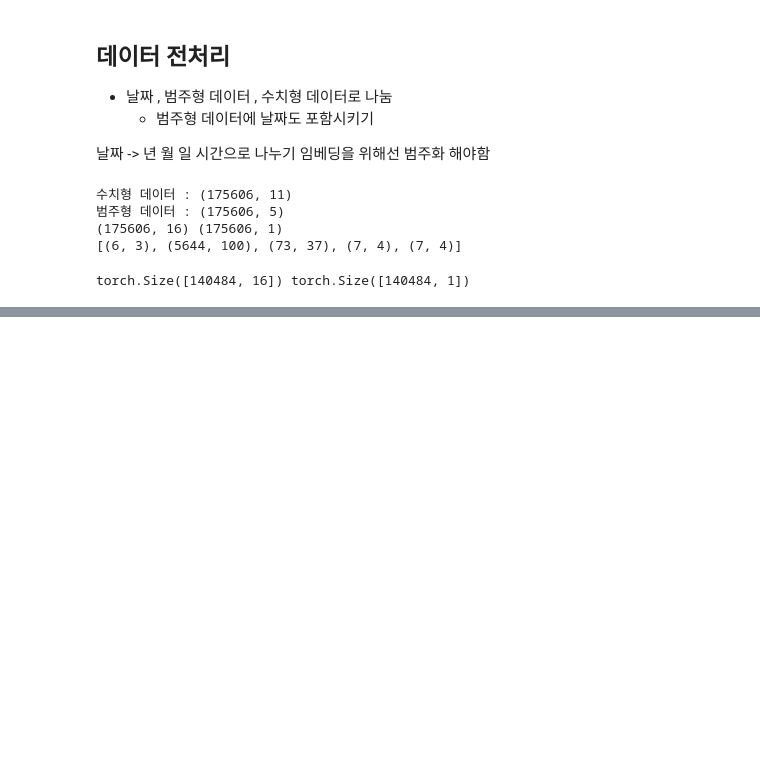
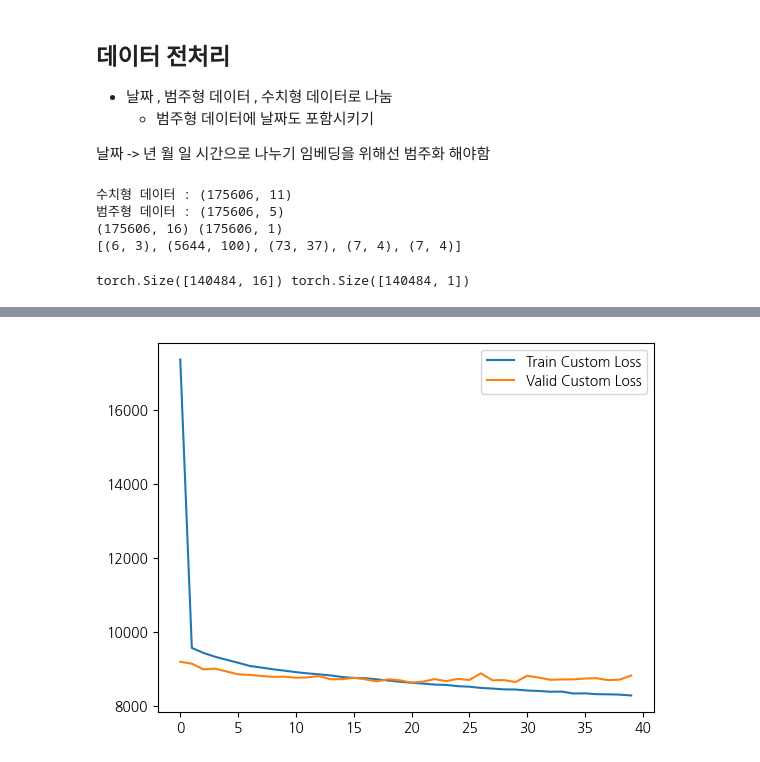
Before and after one commit to mindang/KDT-AI-Assinment, a Jupyter notebook: week7_Assignment/test.ipynb, the cells around one changed output, grey strips where cells are left out. Drawn from its saved outputs; the diff is of its cells as text; code cells hidden in the pictures; blank space fills up the shorter version.

```diff
--- a/week7_Assignment/test.ipynb
+++ b/week7_Assignment/test.ipynb
@@ -294,0 +316,7 @@ Epoch40 train_loss:873.5345458984375 35%  valid_loss:876.1768798828125 37%
+# %%
+sns.lineplot(train_myloss, label='Train Custom Loss')
+sns.lineplot(valid_myloss, label='Valid Custom Loss')
+plt.legend()
+plt.show()
+# %% [output]
+[figure, added]
```
Also changed, not shown: parts of 6 cells of this notebook, 1 other file.
